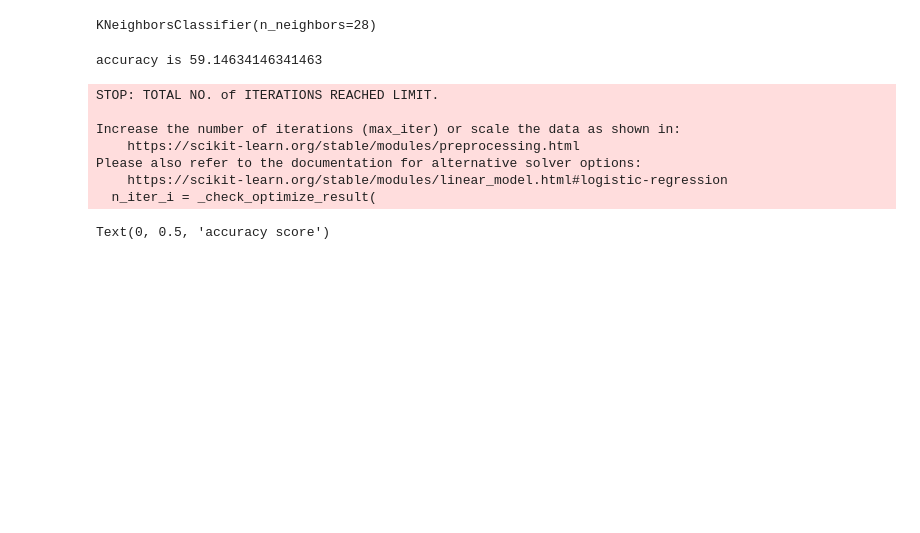
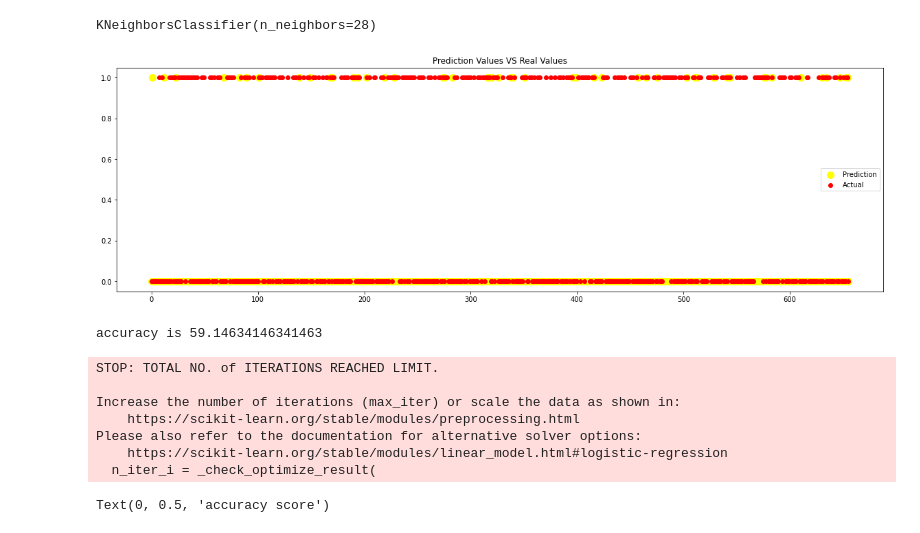
Before and after one commit to vishwan454/water_potability, a Jupyter notebook: water_potability.ipynb, the cells around one changed output. Drawn from its saved outputs; the diff is of its cells as text; code cells hidden in the pictures; blank space fills up the shorter version.

```diff
--- a/water_potability.ipynb
+++ b/water_potability.ipynb
@@ -246,8 +256,10 @@ KNeighborsClassifier(n_neighbors=28)
 # %%
 y_pred2 = knn1.predict(x_test)
 b= accuracy_score(y_test,y_pred2)
+compute(y_pred2,y_test )
 print(f"accuracy is {b*100}")
 # %% [output]
+[figure, added]
 accuracy is 59.14634146341463
 # %%
 iter = [10,50,100,1000,1500]
```
Also changed, not shown: parts of 7 cells of this notebook.
